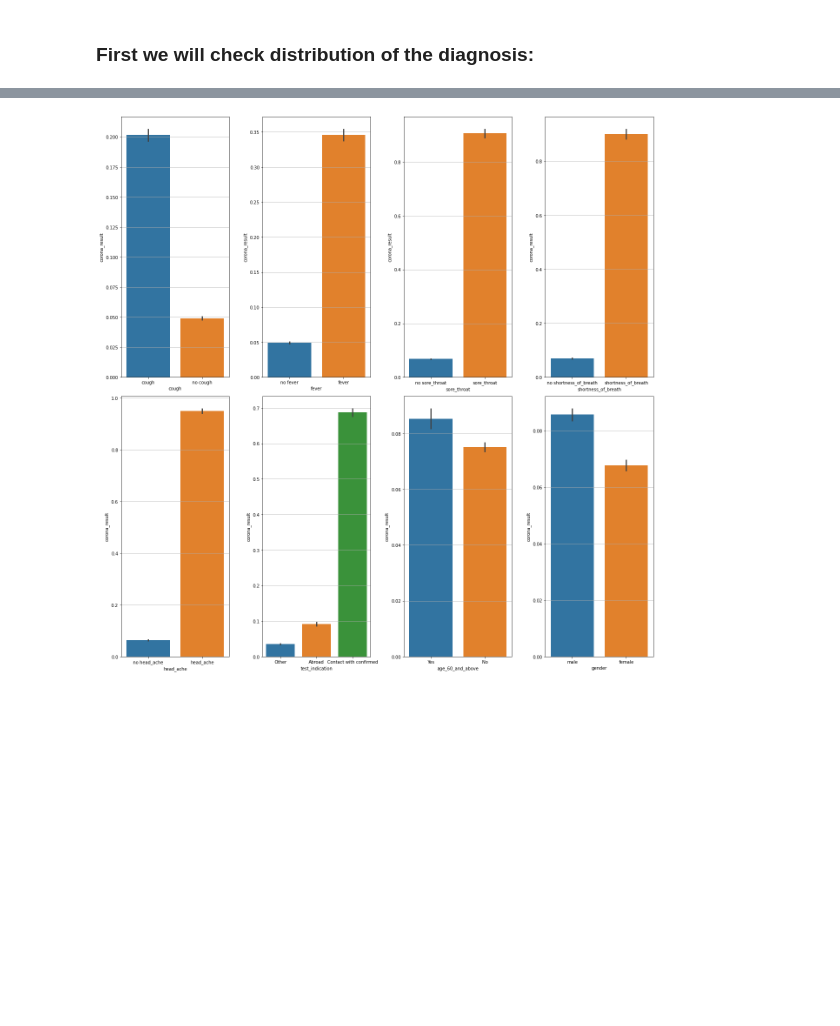
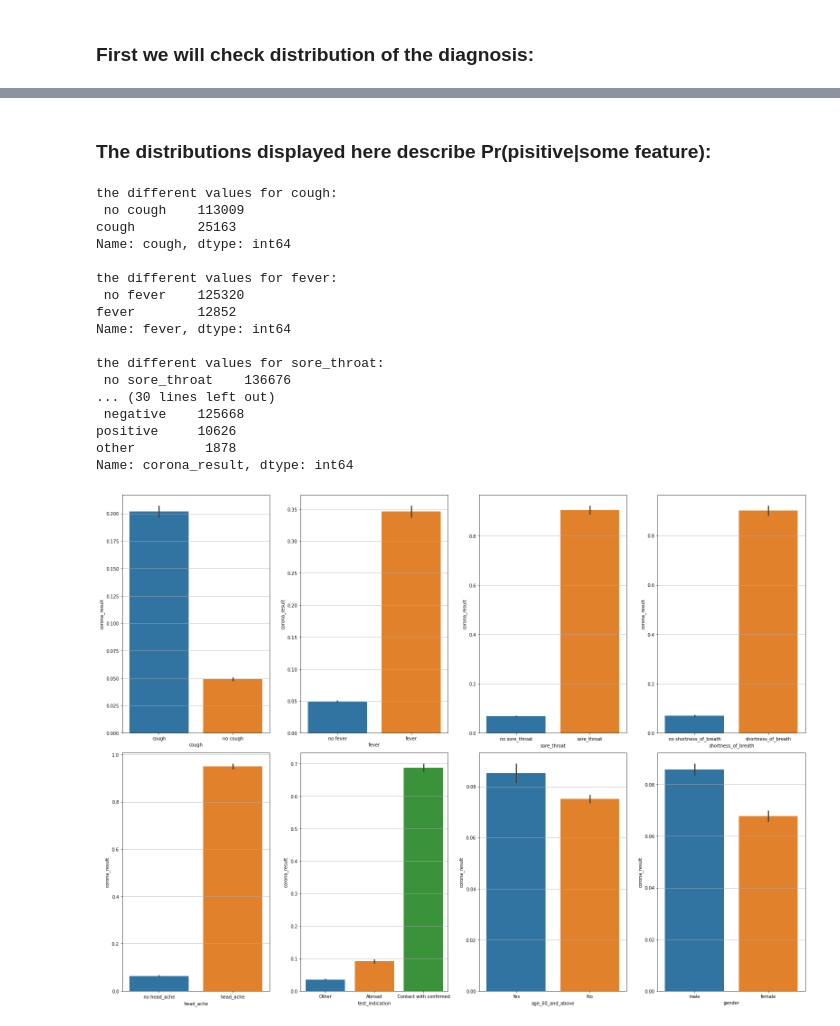
Before and after one commit to NirLalum/corona-diagnosis, a Jupyter notebook: covid_pred.ipynb, the cells around one changed output, grey strips where cells are left out. Drawn from its saved outputs; the diff is of its cells as text; code cells hidden in the pictures; blank space fills up the shorter version.

```diff
--- a/covid_pred.ipynb
+++ b/covid_pred.ipynb
@@ -115,54 +203,55 @@ for patch in diagnosis_bar.patches:
+# %% [markdown]
+### The distributions displayed here describe Pr(pisitive|some feature):
 # %%
-# this function maps values for given dataset, column name and dictionary
-# dict_costum is a boolean: True - dict is given from user else default dict
-def map_columns(data, column, dict_costum = False , map_dict = None):
-    if dict_costum:
-        data[column] = data[column].map(map_dict)
-    else:
-        dict_def = {0 : 'no' + ' ' + column, 1 : column}
-        data[column] = data[column].map(dict_def)
-
-
-columns_list = ['cough', 'fever', 'sore_throat', 'shortness_of_breath', 'head_ache', 'corona_result']
-
 # ignore rows with None values (just for now - later we will do imputing)
-data_plot = dataset.copy(deep=True)
-for column in data_plot.columns:
+data_plot = data_plot_count.copy(deep=True)
+for column in columns_list[6:]:
     indexNames = data_plot[data_plot[column]=='None'].index
     data_plot.drop(indexNames, inplace=True)
 
-#check_values_count(data_plot) # check if the data is cleaned
+check_values_count(data_plot) # check if the data is cleaned
 
-# cast the data to int
-for column in columns_list[0:5]:
-    data_plot[column] = data_plot[column].astype('str').astype('int')
-
-for column in columns_list:
-    if column == 'corona_result':
-        corona_result_dict = {'positive' : 1, 'negative' : 0, 'other' : 0} # should pther be 0 or 1 or maybe deleted
-        map_columns(data_plot, column, dict_costum = True, map_dict = corona_result_dict)
-    else:
-        map_columns(data_plot, column)
+# mapping the corona from labels to int
+corona_result_dict = {'positive' : 1, 'negative' : 0, 'other' : 0} # should other be 0 or 1 or maybe deleted?
+map_columns(data_plot, 'corona_result', dict_costum = True, map_dict = corona_result_dict)
 
 #check_values_count(data_plot) # check if the data is mapped
 
+
 # plot histograms of the different features
-fig, axs = plt.subplots(2, 4, figsize = (18.0, 18.0))
+fig, axs = plt.subplots(2, 4, figsize = (22.0, 16.0))
 i, j = (0, 0)
 for column in tqdm(dataset.columns):
     if column == 'test_date' or column == 'corona_result':
         continue
 
     ax = axs[i,j]
     sns.barplot(x = column, y = 'corona_result', data=data_plot, ax = ax)
 
     if j == 3:
         i = i + 1
         j = 0
         continue
 
     j = j + 1
 
 fig.tight_layout()
 # %% [output]
+the different values for cough:
+ no cough    113009
+cough        25163
+Name: cough, dtype: int64
+
+the different values for fever:
+ no fever    125320
+fever        12852
+Name: fever, dtype: int64
+
+the different values for sore_throat:
+ no sore_throat    136676
+... (30 lines left out)
+ negative    125668
+positive     10626
+other         1878
+Name: corona_result, dtype: int64
-[figure, old version]
+[figure, new version]
```
Also changed, not shown: parts of 6 cells of this notebook.
